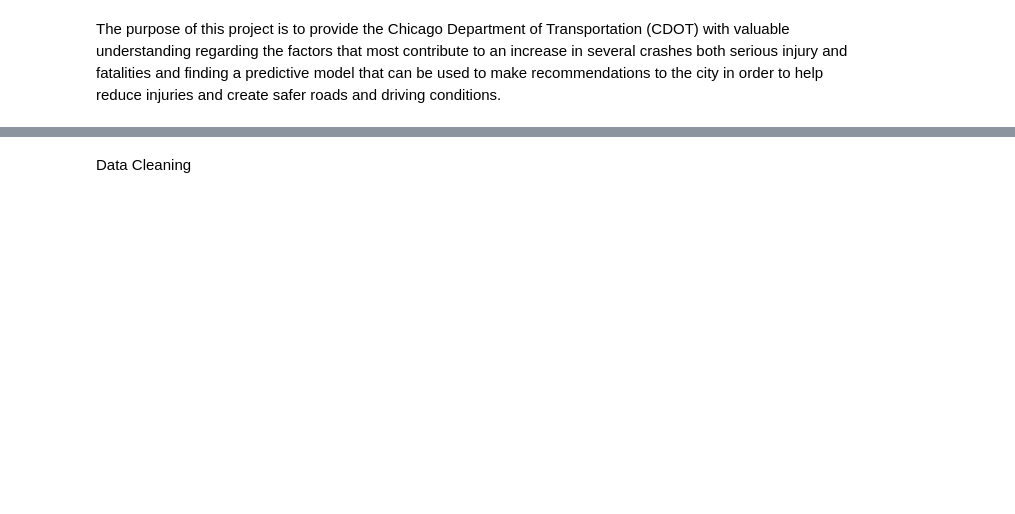
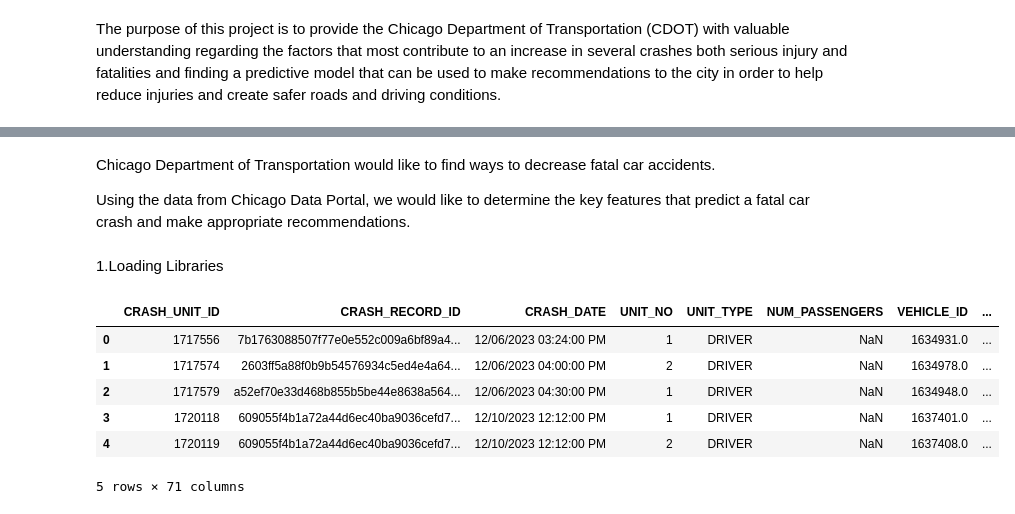
Before and after one commit to marionmacharia/Marion-Phase-3-Project, a Jupyter notebook: index.ipynb, the cells around one changed output, grey strips where cells are left out. Drawn from its saved outputs; the diff is of its cells as text; code cells hidden in the pictures; blank space fills up the shorter version.

```diff
--- a/index.ipynb
+++ b/index.ipynb
@@ -15,3 +13,9 @@ Loading Libraries
+# %% [markdown]
+Chicago Department of Transportation would like to find ways to decrease fatal car accidents.
+
+Using the data from Chicago Data Portal, we would like to determine the key features that predict a fatal car crash and make appropriate recommendations.
+# %% [markdown]
+1.Loading Libraries
 # %%
 
 # importing libraries
@@ -36,2 +49,0 @@ from sklearn.ensemble import RandomForestClassifier
-# %% [markdown]
-Data Cleaning
@@ -37,0 +54,10 @@ Data Cleaning
+# %%
+crashes_df.head()
+# %% [output]
+|  | CRASH_UNIT_ID | CRASH_RECORD_ID | CRASH_DATE | UNIT_NO | UNIT_TYPE | NUM_PASSENGERS | VEHICLE_ID | ... |
+| 0 | 1717556 | 7b1763088507f77e0e552c009a6bf89a4... | 12/06/2023 03:24:00 PM | 1 | DRIVER | NaN | 1634931.0 | ... |
+| 1 | 1717574 | 2603ff5a88f0b9b54576934c5ed4e4a64... | 12/06/2023 04:00:00 PM | 2 | DRIVER | NaN | 1634978.0 | ... |
+| 2 | 1717579 | a52ef70e33d468b855b5be44e8638a564... | 12/06/2023 04:30:00 PM | 1 | DRIVER | NaN | 1634948.0 | ... |
+| 3 | 1720118 | 609055f4b1a72a44d6ec40ba9036cefd7... | 12/10/2023 12:12:00 PM | 1 | DRIVER | NaN | 1637401.0 | ... |
+| 4 | 1720119 | 609055f4b1a72a44d6ec40ba9036cefd7... | 12/10/2023 12:12:00 PM | 2 | DRIVER | NaN | 1637408.0 | ... |
+5 rows × 71 columns
```
Also changed, not shown: parts of 65 cells of this notebook.
